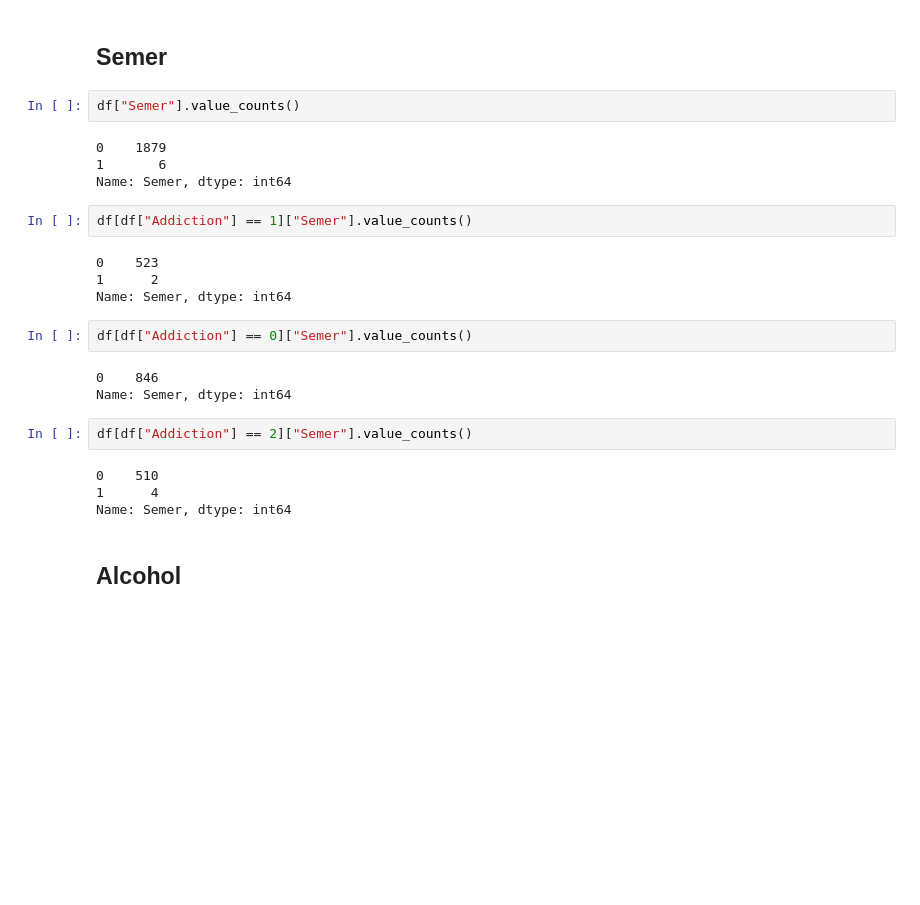
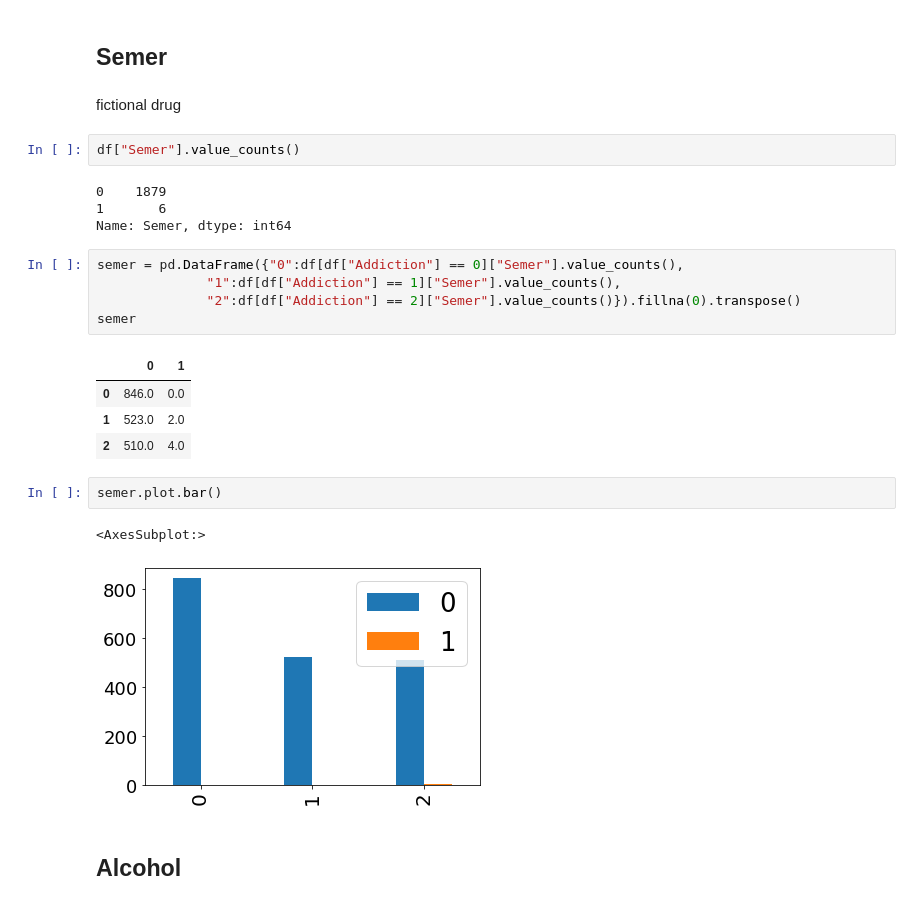
Before and after one commit to Thanujan-Puvikaran/Projet_data_a4, a Jupyter notebook: Projet/Analyse_Exploratoire/First Analysis.ipynb, the cells around one changed output. Saved outputs shown, nothing was run; the diff lists cells and outputs as text; blank space fills up the shorter version.

```diff
--- a/Projet/Analyse_Exploratoire/First Analysis.ipynb
+++ b/Projet/Analyse_Exploratoire/First Analysis.ipynb
@@ -469,28 +480,28 @@ Text(0, 0.5, 'Impulsive')
 # %% [markdown]
 ## Semer
+# %% [markdown]
+fictional drug
 # %%
 df["Semer"].value_counts()
 # %% [output]
 0    1879
 1       6
 Name: Semer, dtype: int64
-# %%
-df[df["Addiction"] == 1]["Semer"].value_counts()
-# %% [output]
-0    523
-1      2
-Name: Semer, dtype: int64
-# %%
-df[df["Addiction"] == 0]["Semer"].value_counts()
-# %% [output]
-0    846
-Name: Semer, dtype: int64
-# %%
-df[df["Addiction"] == 2]["Semer"].value_counts()
-# %% [output]
-0    510
-1      4
-Name: Semer, dtype: int64
+# %%
+semer = pd.DataFrame({"0":df[df["Addiction"] == 0]["Semer"].value_counts(),
+              "1":df[df["Addiction"] == 1]["Semer"].value_counts(),
+              "2":df[df["Addiction"] == 2]["Semer"].value_counts()}).fillna(0).transpose()
+semer
+# %% [output]
+|  | 0 | 1 |
+| 0 | 846.0 | 0.0 |
+| 1 | 523.0 | 2.0 |
+| 2 | 510.0 | 4.0 |
+# %%
+semer.plot.bar()
+# %% [output]
+<AxesSubplot:>
+[figure, added]
 # %% [markdown]
 ## Alcohol
 # %%
```
Also changed, not shown: parts of 96 cells of this notebook, 3 other files.
